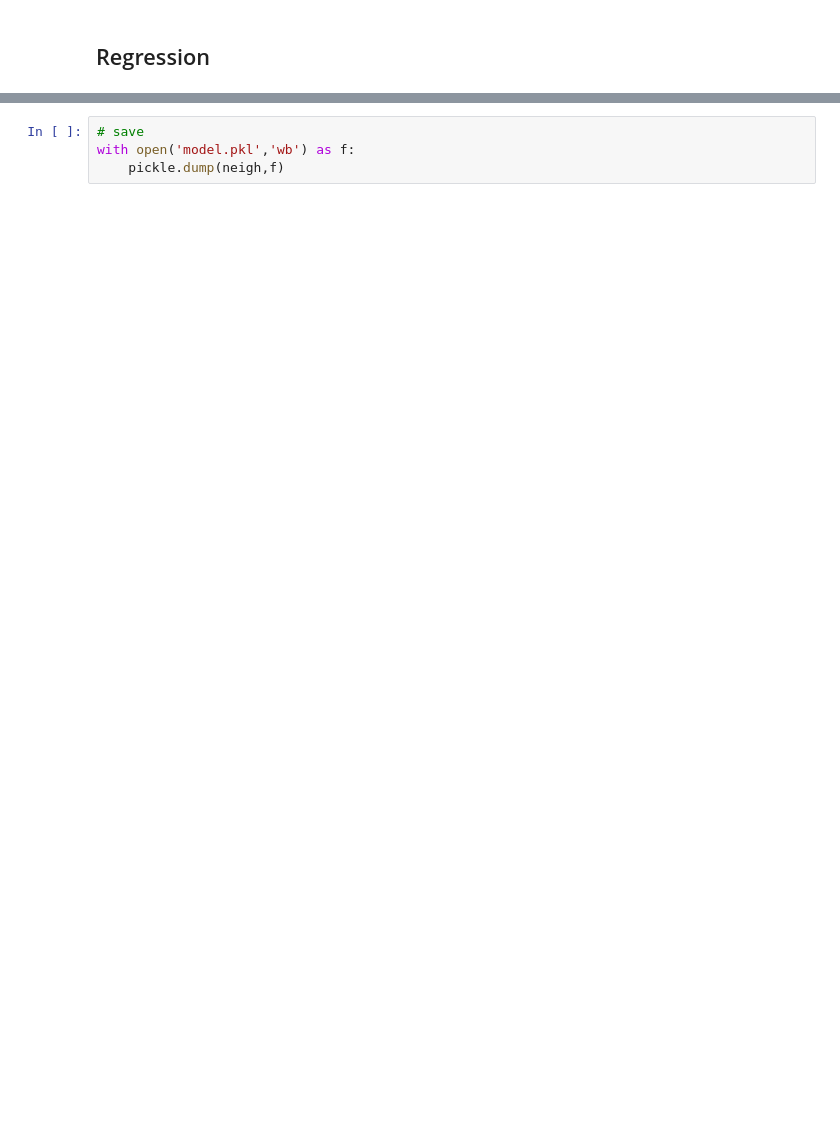
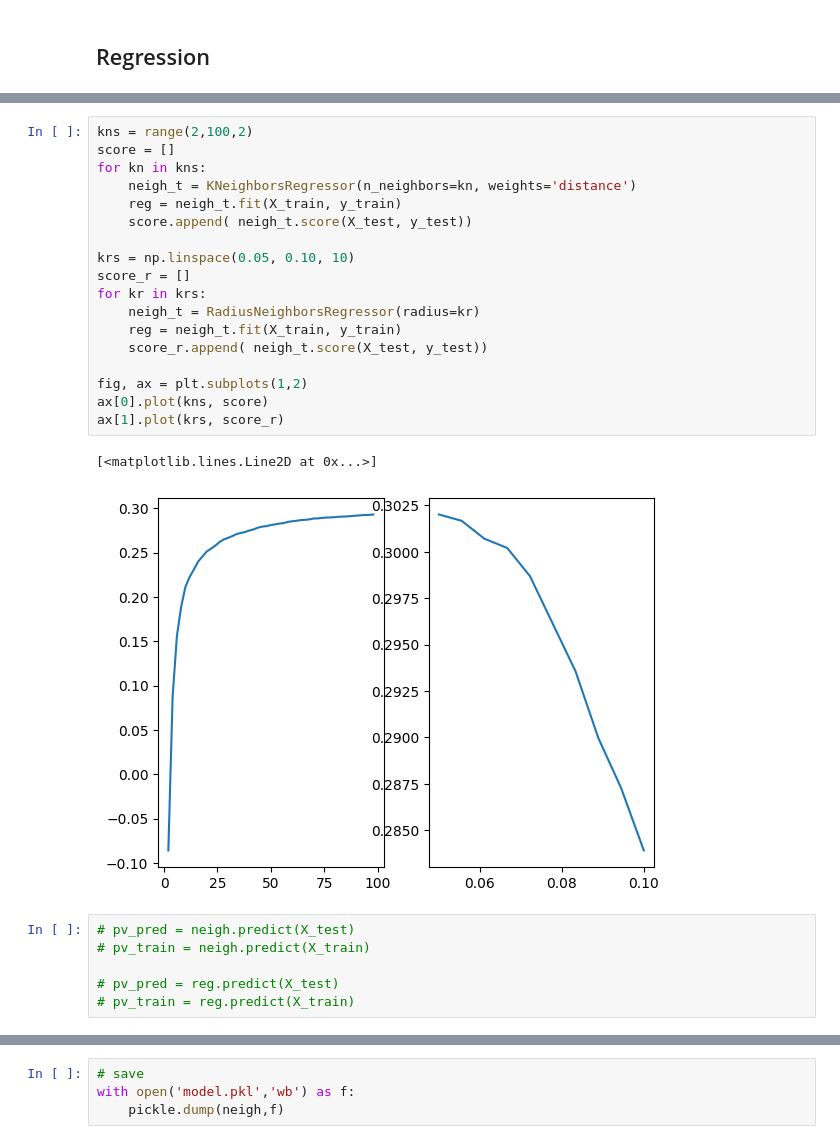
Before and after one commit to astrolabsoftware/fink-spins, a Jupyter notebook: notebooks/periods/phase_to_diameter.ipynb, the cells around one changed output, grey strips where cells are left out. Saved outputs shown, nothing was run; the diff lists cells and outputs as text; blank space fills up the shorter version.

```diff
--- a/notebooks/periods/phase_to_diameter.ipynb
+++ b/notebooks/periods/phase_to_diameter.ipynb
@@ -227,0 +249,27 @@ print(neigh.score( X, y))
+# %%
+kns = range(2,100,2)
+score = []
+for kn in kns:
+    neigh_t = KNeighborsRegressor(n_neighbors=kn, weights='distance')
+    reg = neigh_t.fit(X_train, y_train)
+    score.append( neigh_t.score(X_test, y_test))
+
+krs = np.linspace(0.05, 0.10, 10)
+score_r = []
+for kr in krs:
+    neigh_t = RadiusNeighborsRegressor(radius=kr)
+    reg = neigh_t.fit(X_train, y_train)
+    score_r.append( neigh_t.score(X_test, y_test))
+
+fig, ax = plt.subplots(1,2)
+ax[0].plot(kns, score)
+ax[1].plot(krs, score_r)
+# %% [output]
+[<matplotlib.lines.Line2D at 0x...>]
+[figure, added]
+# %%
+# pv_pred = neigh.predict(X_test)
+# pv_train = neigh.predict(X_train)
+
+# pv_pred = reg.predict(X_test)
+# pv_train = reg.predict(X_train)
```
Also changed, not shown: parts of 13 cells of this notebook.
